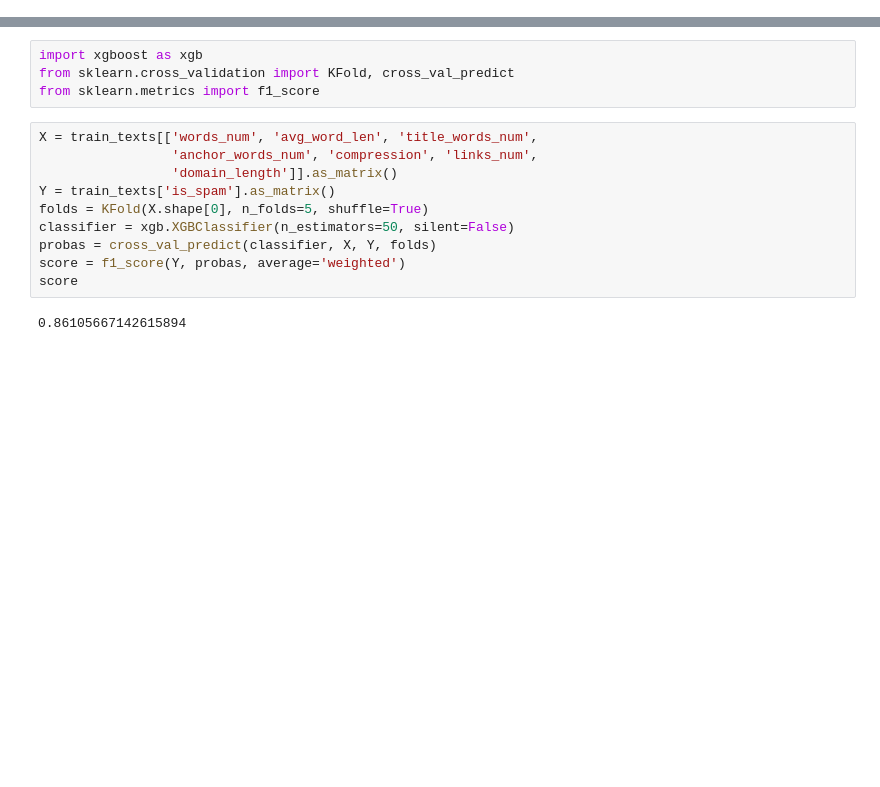
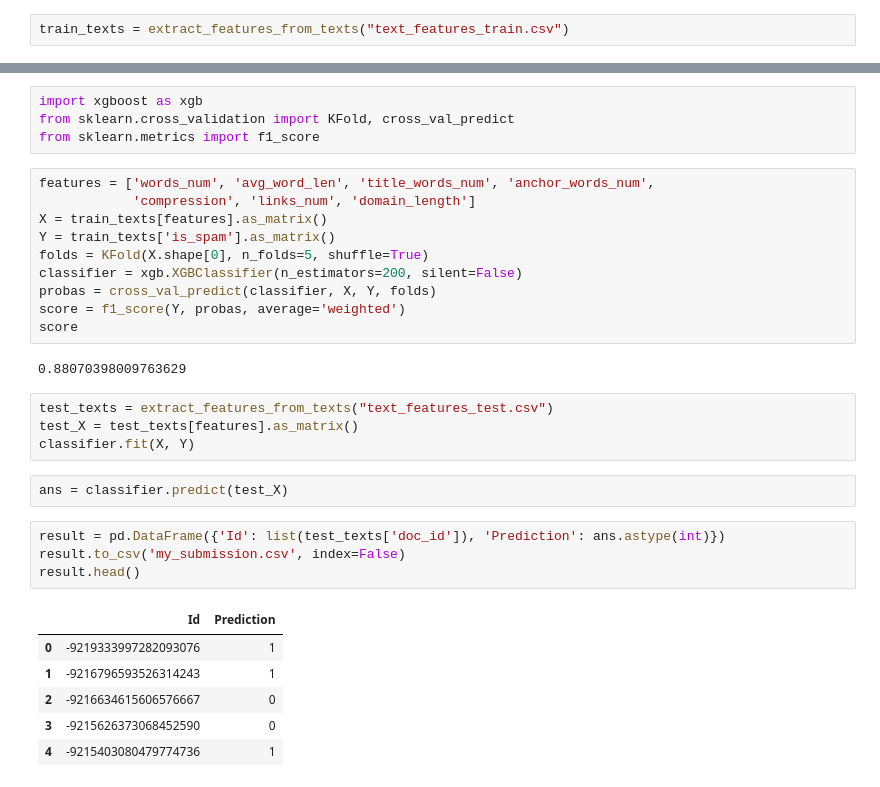
Before and after one commit to KirillTim/IFMO-IR-2016, a Jupyter notebook: anti-spam/AntiSpam.ipynb, the cells around one changed output, grey strips where cells are left out. Cells and saved outputs as stored; diff of their text form; blank space fills up the shorter version.

```diff
--- a/anti-spam/AntiSpam.ipynb
+++ b/anti-spam/AntiSpam.ipynb
@@ -124,3 +124,5 @@ train_texts['domain_length'] = train_texts.url.apply(lambda x: len(x.split('//')
+# %%
+train_texts = extract_features_from_texts("text_features_train.csv")
 # %%
 train_texts.head()
 # %% [output]
@@ -165,14 +158,31 @@ import xgboost as xgb
 from sklearn.cross_validation import KFold, cross_val_predict
 from sklearn.metrics import f1_score
 # %%
-X = train_texts[['words_num', 'avg_word_len', 'title_words_num',
-                 'anchor_words_num', 'compression', 'links_num',
-                 'domain_length']].as_matrix()
+features = ['words_num', 'avg_word_len', 'title_words_num', 'anchor_words_num',
+            'compression', 'links_num', 'domain_length']
+X = train_texts[features].as_matrix()
 Y = train_texts['is_spam'].as_matrix()
 folds = KFold(X.shape[0], n_folds=5, shuffle=True)
-classifier = xgb.XGBClassifier(n_estimators=50, silent=False)
+classifier = xgb.XGBClassifier(n_estimators=200, silent=False)
 probas = cross_val_predict(classifier, X, Y, folds)
 score = f1_score(Y, probas, average='weighted')
 score
 # %% [output]
-0.86105667142615894
+0.88070398009763629
+# %%
+test_texts = extract_features_from_texts("text_features_test.csv")
+test_X = test_texts[features].as_matrix()
+classifier.fit(X, Y)
+# %%
+ans = classifier.predict(test_X)
+# %%
+result = pd.DataFrame({'Id': list(test_texts['doc_id']), 'Prediction': ans.astype(int)})
+result.to_csv('my_submission.csv', index=False)
+result.head()
+# %% [output]
+|  | Id | Prediction |
+| 0 | -9219333997282093076 | 1 |
+| 1 | -9216796593526314243 | 1 |
+| 2 | -9216634615606576667 | 0 |
+| 3 | -9215626373068452590 | 0 |
+| 4 | -9215403080479774736 | 1 |
```
Also changed, not shown: parts of 3 cells of this notebook.
